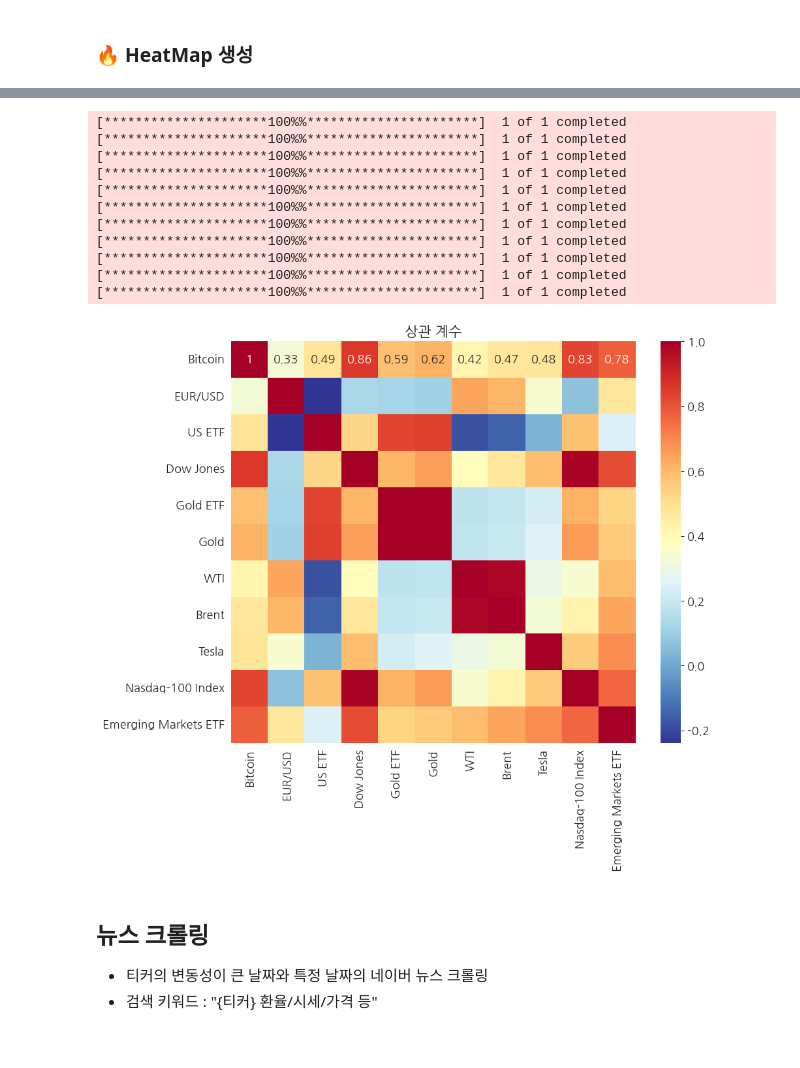
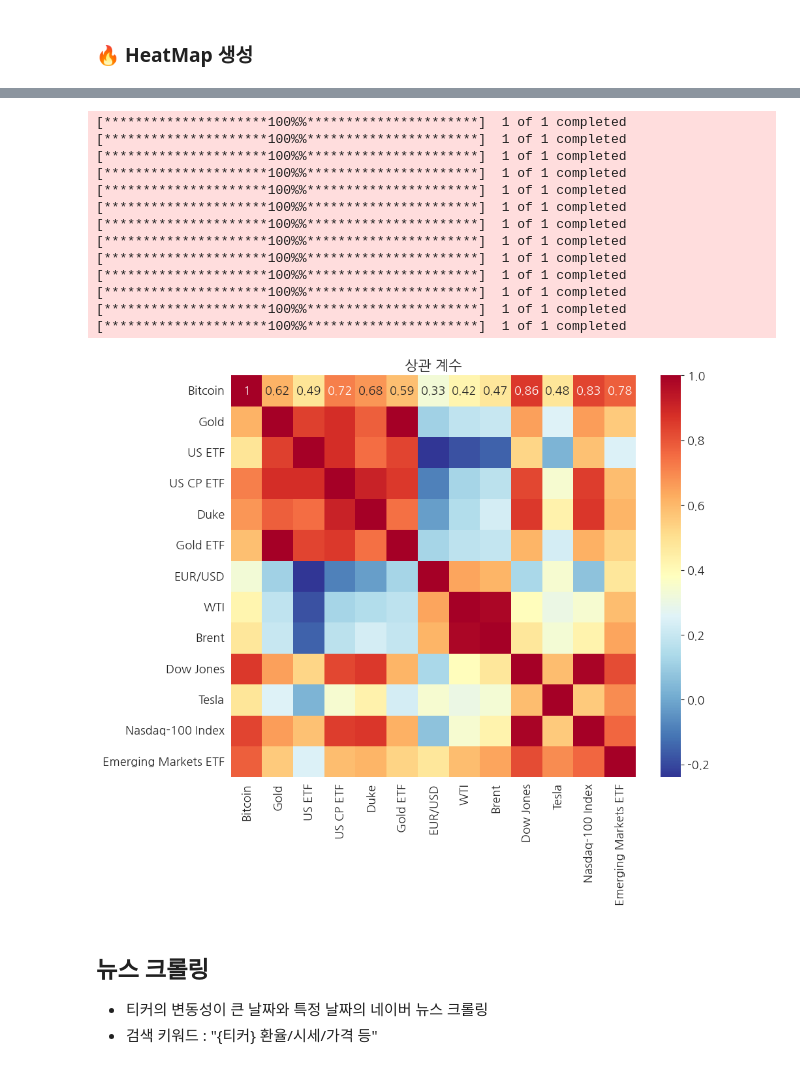
Before and after one commit to Ahram-Jeong/data-analysis-project, a Jupyter notebook: notebooks/BitcoinDataAnalysisV2_2014_2019.ipynb, the cells around one changed output, grey strips where cells are left out. Drawn from its saved outputs; the diff is of its cells as text; code cells hidden in the pictures.

```diff
--- a/notebooks/BitcoinDataAnalysisV2_2014_2019.ipynb
+++ b/notebooks/BitcoinDataAnalysisV2_2014_2019.ipynb
@@ -401,38 +407,42 @@ print(f"비트코인과의 상관 계수 : {corr_coefficient:.4f}")
 # %%
 # 상관 계수 시각화 - HeatMep
 corr_matrix = pd.DataFrame({"Bitcoin" : daily_adj_close(bitcoin, start_date, end_date),
                             # 안전 자산, 안정적 자산
+                            "Gold" : daily_adj_close(gold, start_date, end_date),
+                            "US ETF" : daily_adj_close("TLT", start_date, end_date),
+                            "US CP ETF" : daily_adj_close("LQD", start_date, end_date),
+                            "Duke" : daily_adj_close("DUK", start_date, end_date),
+                            "Gold ETF" : daily_adj_close("GLD", start_date, end_date),
                             "EUR/USD" : daily_adj_close(usd, start_date, end_date),
-                            "US ETF" : daily_adj_close("TLT", start_date, end_date),
-                            "Dow Jones" : daily_adj_close("^DJI", start_date, end_date),
-                            "Gold ETF" : daily_adj_close("GLD", start_date, end_date),
-                            "Gold" : daily_adj_close(gold, start_date, end_date),
                             # 위험 자산
                             "WTI" : daily_adj_close(wti, start_date, end_date),
                             "Brent" : daily_adj_close("BZ=F", start_date, end_date),
+                            "Dow Jones" : daily_adj_close("^DJI", start_date, end_date),
                             "Tesla" : daily_adj_close("TSLA", start_date, end_date),
                             "Nasdaq-100 Index" : daily_adj_close("QQQ", start_date, end_date),
                             "Emerging Markets ETF" : daily_adj_close("EEM", start_date, end_date)}).corr()
 
 plt.rc("font", family = "NanumGothic", size = 13)
 plt.rcParams["axes.unicode_minus"] = False
 plt.figure(figsize = (10, 8))
 sns.heatmap(corr_matrix, annot = True, cmap = "RdYlBu_r", cbar = True)
 plt.title("상관 계수")
 plt.show()
 # %% [output]
 [*********************100%%**********************]  1 of 1 completed
 [*********************100%%**********************]  1 of 1 completed
 [*********************100%%**********************]  1 of 1 completed
 [*********************100%%**********************]  1 of 1 completed
 [*********************100%%**********************]  1 of 1 completed
 [*********************100%%**********************]  1 of 1 completed
 [*********************100%%**********************]  1 of 1 completed
 [*********************100%%**********************]  1 of 1 completed
 [*********************100%%**********************]  1 of 1 completed
 [*********************100%%**********************]  1 of 1 completed
 [*********************100%%**********************]  1 of 1 completed
+[*********************100%%**********************]  1 of 1 completed
+[*********************100%%**********************]  1 of 1 completed
-[figure, old version]
+[figure, new version]
 # %% [markdown]
 ## 뉴스 크롤링
 - 티커의 변동성이 큰 날짜와 특정 날짜의 네이버 뉴스 크롤링
```
Also changed, not shown: parts of 3 cells of this notebook, 1 other file.
